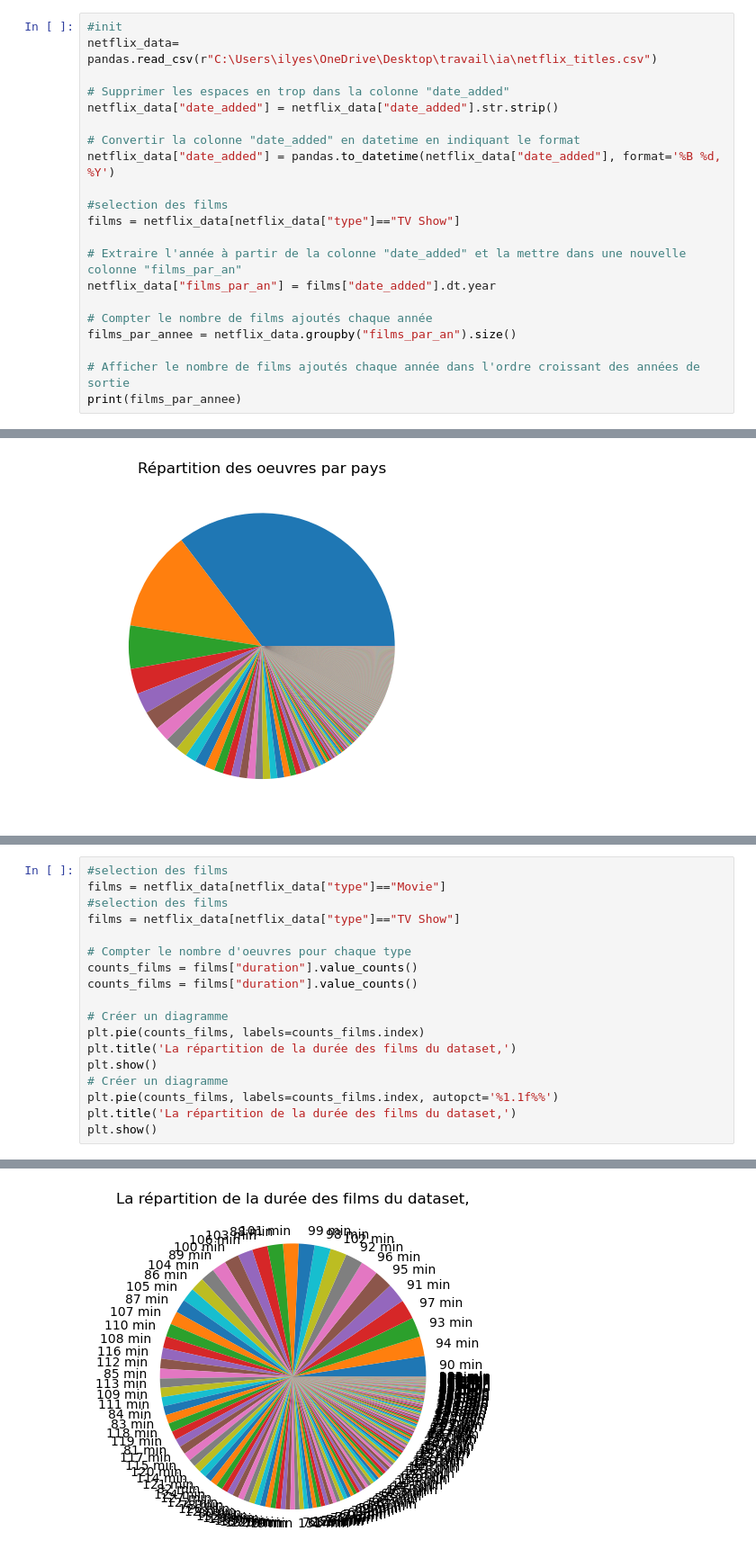
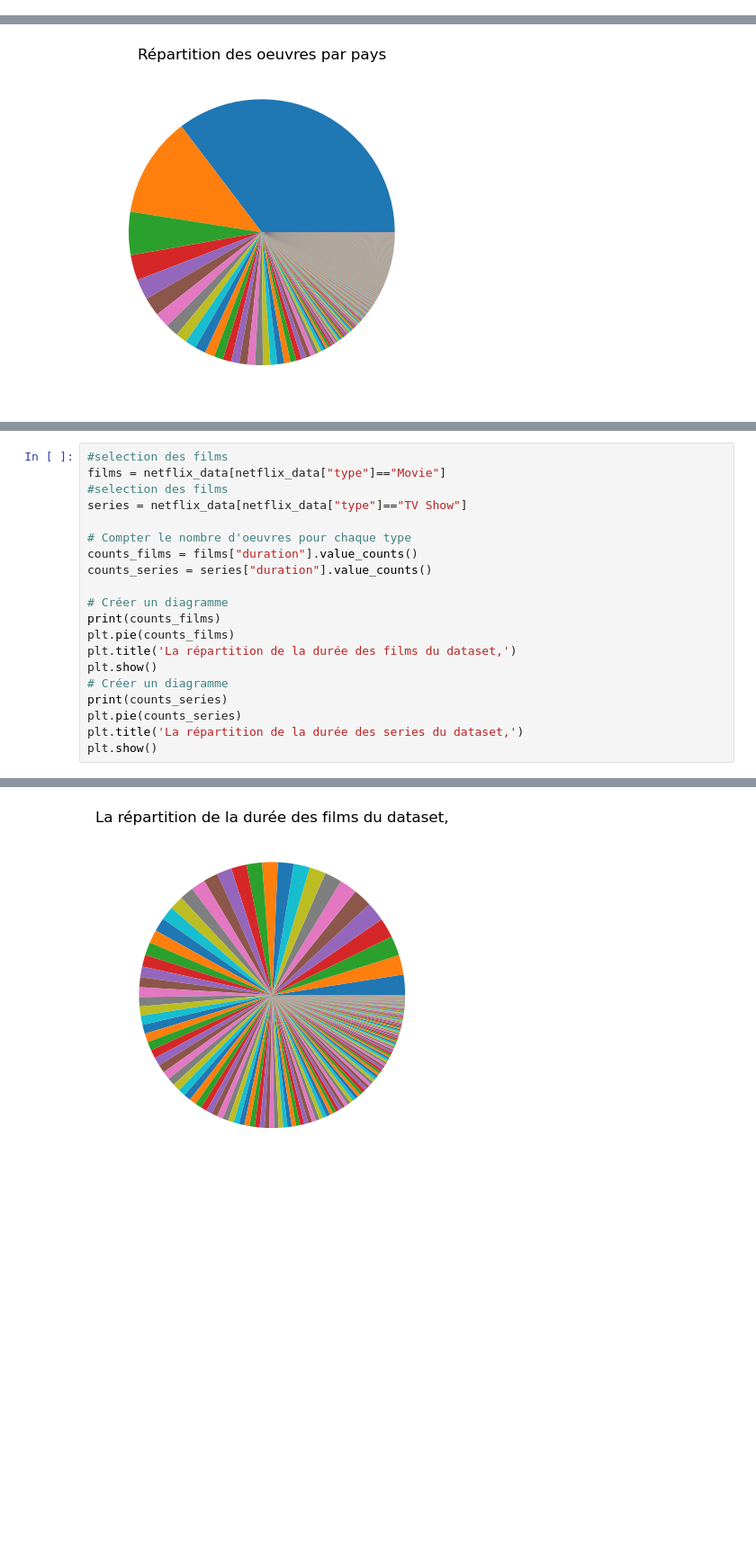
Before and after one commit to ilyes-chabab/netflix-insights, a Jupyter notebook: Netflix Data Analysis.ipynb, the cells around one changed output, grey strips where cells are left out. Shown at 90% size. Drawn from its saved outputs; the diff is of its cells as text; blank space fills up the shorter version.

```diff
--- a/Netflix Data Analysis.ipynb
+++ b/Netflix Data Analysis.ipynb
@@ -348,21 +372,0 @@ dtype: int64
-# %%
-#init
-netflix_data= pandas.read_csv(r"C:\Users\ilyes\OneDrive\Desktop\travail\ia\netflix_titles.csv")
-
-# Supprimer les espaces en trop dans la colonne "date_added"
-netflix_data["date_added"] = netflix_data["date_added"].str.strip()
-
-# Convertir la colonne "date_added" en datetime en indiquant le format
-netflix_data["date_added"] = pandas.to_datetime(netflix_data["date_added"], format='%B %d, %Y')
-
-#selection des films
-films = netflix_data[netflix_data["type"]=="TV Show"]
-
-# Extraire l'année à partir de la colonne "date_added" et la mettre dans une nouvelle colonne "films_par_an"
-netflix_data["films_par_an"] = films["date_added"].dt.year
-
-# Compter le nombre de films ajoutés chaque année
-films_par_annee = netflix_data.groupby("films_par_an").size()
-
-# Afficher le nombre de films ajoutés chaque année dans l'ordre croissant des années de sortie
-print(films_par_annee)
@@ -478,18 +469,20 @@ Name: count, dtype: int64
 #selection des films
 films = netflix_data[netflix_data["type"]=="Movie"]
 #selection des films
-films = netflix_data[netflix_data["type"]=="TV Show"]
+series = netflix_data[netflix_data["type"]=="TV Show"]
 
 # Compter le nombre d'oeuvres pour chaque type
 counts_films = films["duration"].value_counts()
-counts_films = films["duration"].value_counts()
+counts_series = series["duration"].value_counts()
 
 # Créer un diagramme
-plt.pie(counts_films, labels=counts_films.index)
+print(counts_films)
+plt.pie(counts_films)
 plt.title('La répartition de la durée des films du dataset,')
 plt.show()
 # Créer un diagramme
-plt.pie(counts_films, labels=counts_films.index, autopct='%1.1f%%')
-plt.title('La répartition de la durée des films du dataset,')
+print(counts_series)
+plt.pie(counts_series)
+plt.title('La répartition de la durée des series du dataset,')
 plt.show()
 # %% [output]
@@ -496 +502 @@ plt.show()
-[figure, old version]
+[figure, new version]
```
Also changed, not shown: parts of 30 cells of this notebook, 2 other files.
